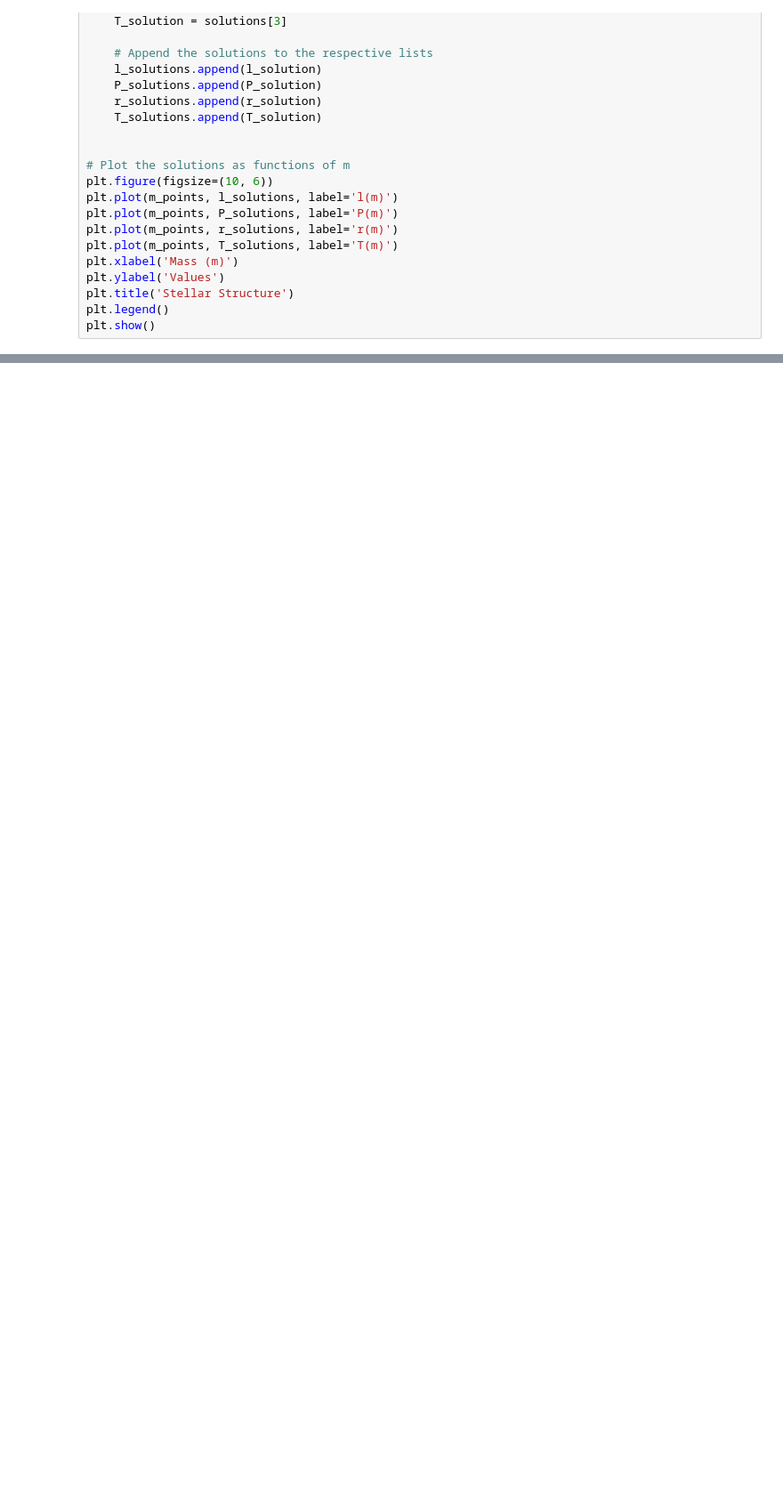
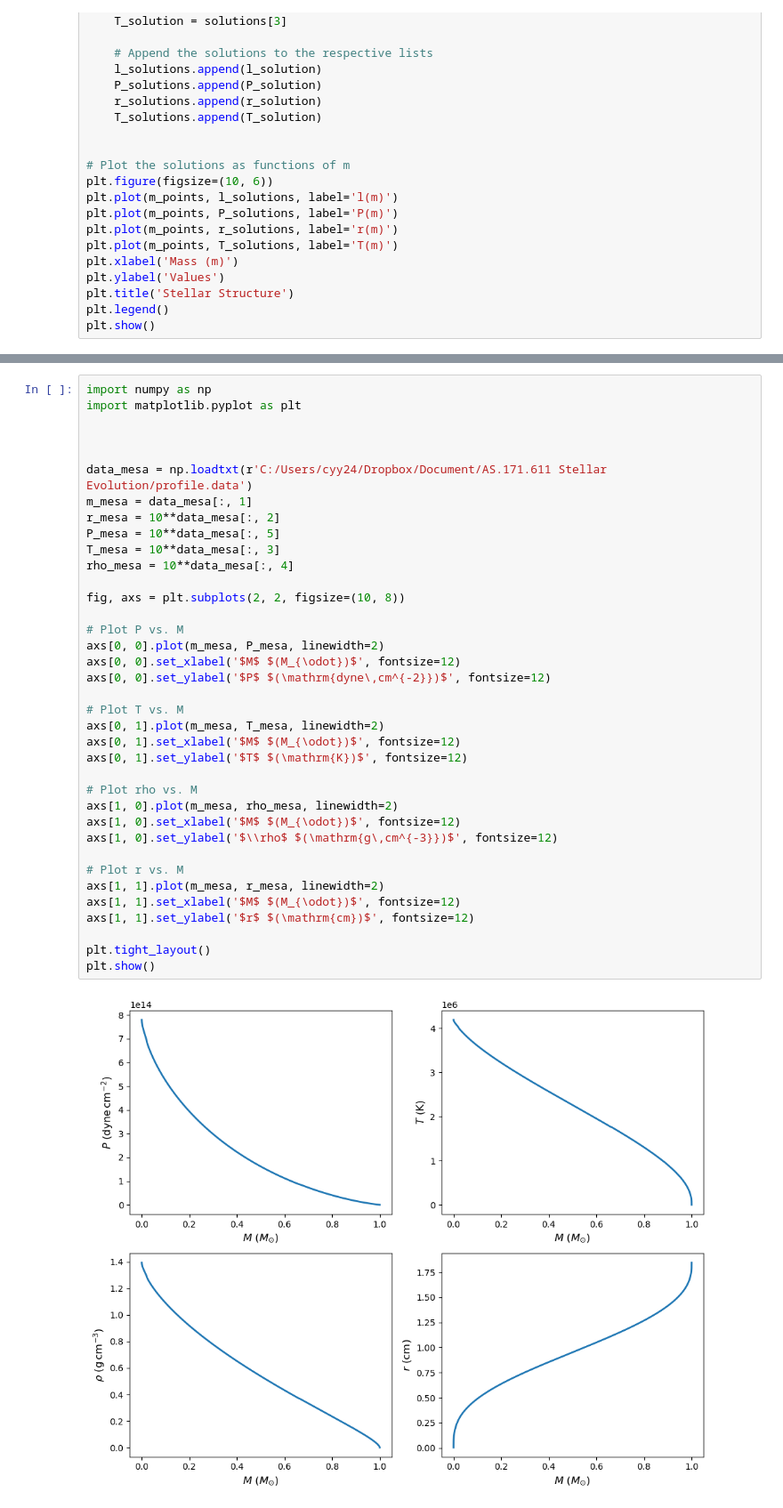
Before and after one commit to CarolCYY/stellar-evolution, a Jupyter notebook: ZAMS modelling.ipynb, the cells around one changed output, grey strips where cells are left out. Shown at 89% size. Cells and saved outputs as stored; diff of their text form; blank space fills up the shorter version.

```diff
--- a/ZAMS modelling.ipynb
+++ b/ZAMS modelling.ipynb
@@ -296,0 +298,39 @@ FileNotFoundError: No file  found
+# %%
+import numpy as np
+import matplotlib.pyplot as plt
+
+
+
+data_mesa = np.loadtxt(r'C:/Users/cyy24/Dropbox/Document/AS.171.611 Stellar Evolution/profile.data')
+m_mesa = data_mesa[:, 1]
+r_mesa = 10**data_mesa[:, 2]
+P_mesa = 10**data_mesa[:, 5]
+T_mesa = 10**data_mesa[:, 3]
+rho_mesa = 10**data_mesa[:, 4]
+
+fig, axs = plt.subplots(2, 2, figsize=(10, 8))
+
+# Plot P vs. M
+axs[0, 0].plot(m_mesa, P_mesa, linewidth=2)
+axs[0, 0].set_xlabel('$M$ $(M_{\odot})$', fontsize=12)
+axs[0, 0].set_ylabel('$P$ $(\mathrm{dyne\,cm^{-2}})$', fontsize=12)
+
+# Plot T vs. M
+axs[0, 1].plot(m_mesa, T_mesa, linewidth=2)
+axs[0, 1].set_xlabel('$M$ $(M_{\odot})$', fontsize=12)
+axs[0, 1].set_ylabel('$T$ $(\mathrm{K})$', fontsize=12)
+
+# Plot rho vs. M
+axs[1, 0].plot(m_mesa, rho_mesa, linewidth=2)
+axs[1, 0].set_xlabel('$M$ $(M_{\odot})$', fontsize=12)
+axs[1, 0].set_ylabel('$\\rho$ $(\mathrm{g\,cm^{-3}})$', fontsize=12)
+
+# Plot r vs. M
+axs[1, 1].plot(m_mesa, r_mesa, linewidth=2)
+axs[1, 1].set_xlabel('$M$ $(M_{\odot})$', fontsize=12)
+axs[1, 1].set_ylabel('$r$ $(\mathrm{cm})$', fontsize=12)
+
+plt.tight_layout()
+plt.show()
+# %% [output]
+[figure, added]
```
Also changed, not shown: parts of 1 cell of this notebook.
